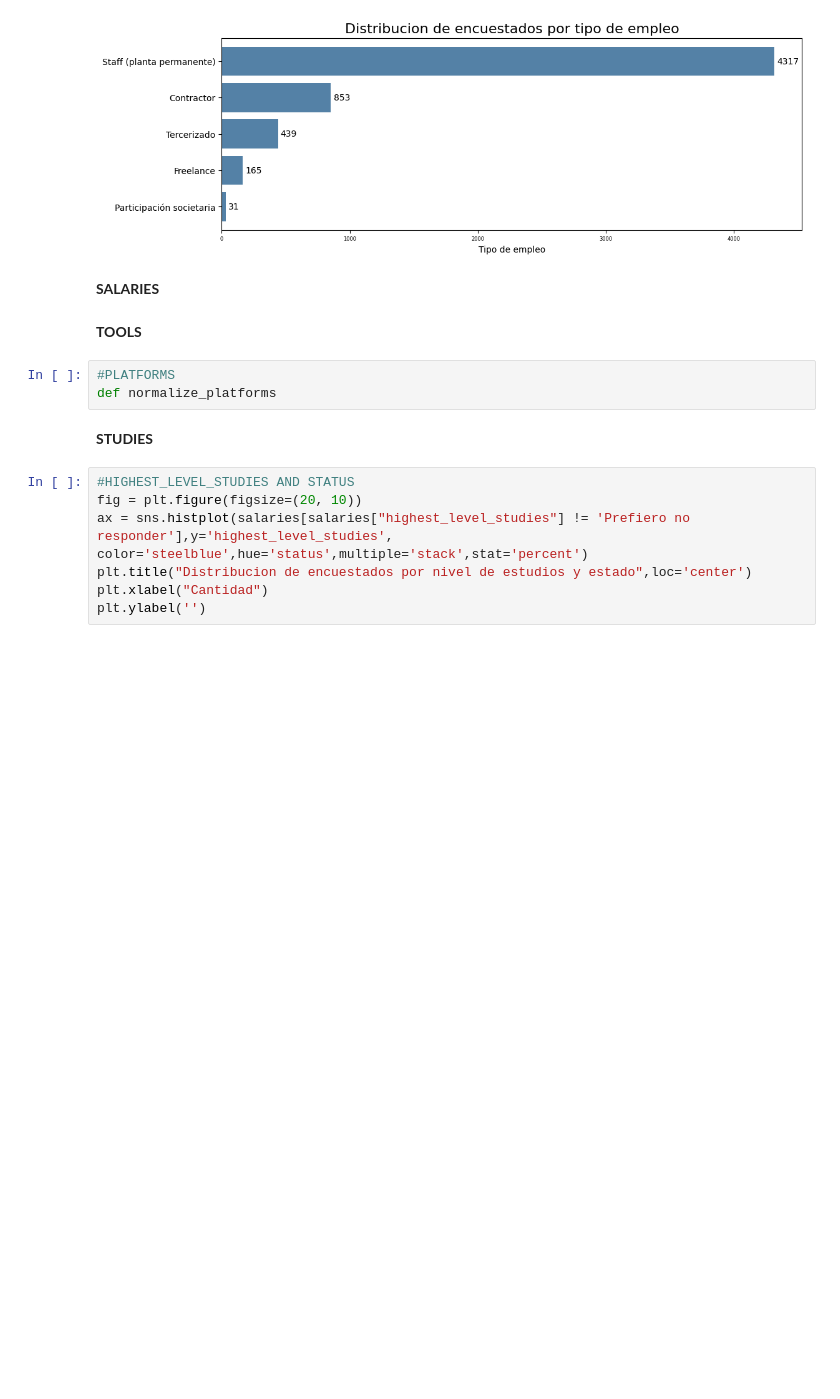
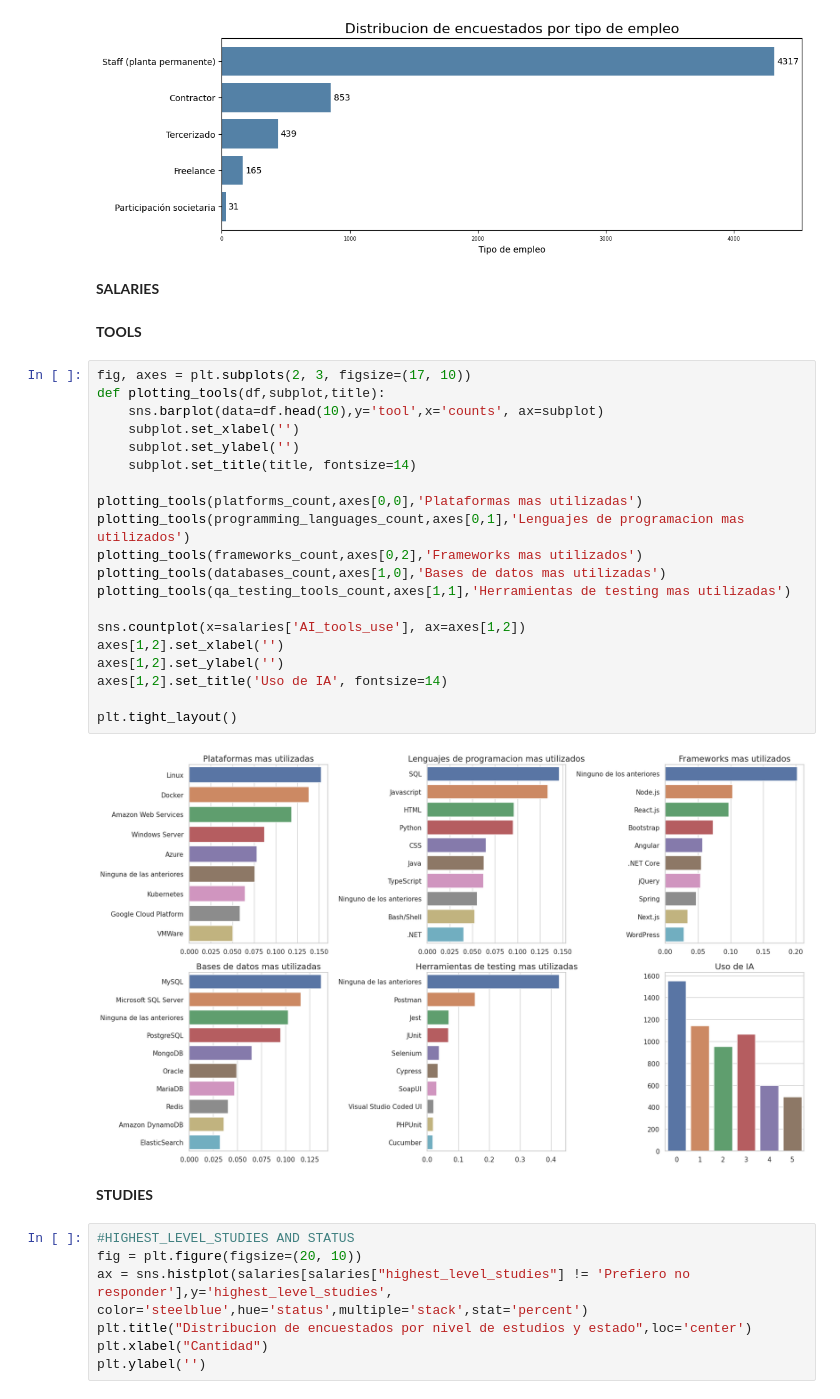
Before and after one commit to simonzanetti/2023.2-SysArmy-IT-Salaries-Survey, a Jupyter notebook: 2023_2_SysArmy_Survey.ipynb, the cells around one changed output. Drawn from its saved outputs; the diff is of its cells as text; blank space fills up the shorter version.

```diff
--- a/2023_2_SysArmy_Survey.ipynb
+++ b/2023_2_SysArmy_Survey.ipynb
@@ -467,9 +457,28 @@ print(salaries['work_contract_type'].unique())
 **SALARIES**
 # %% [markdown]
 **TOOLS**
-# %%
-#PLATFORMS
-def normalize_platforms
+# %%
+fig, axes = plt.subplots(2, 3, figsize=(17, 10))
+def plotting_tools(df,subplot,title):
+    sns.barplot(data=df.head(10),y='tool',x='counts', ax=subplot)
+    subplot.set_xlabel('')
+    subplot.set_ylabel('')
+    subplot.set_title(title, fontsize=14)
+
+plotting_tools(platforms_count,axes[0,0],'Plataformas mas utilizadas')
+plotting_tools(programming_languages_count,axes[0,1],'Lenguajes de programacion mas utilizados')
+plotting_tools(frameworks_count,axes[0,2],'Frameworks mas utilizados')
+plotting_tools(databases_count,axes[1,0],'Bases de datos mas utilizadas')
+plotting_tools(qa_testing_tools_count,axes[1,1],'Herramientas de testing mas utilizadas')
+
+sns.countplot(x=salaries['AI_tools_use'], ax=axes[1,2])
+axes[1,2].set_xlabel('')
+axes[1,2].set_ylabel('')
+axes[1,2].set_title('Uso de IA', fontsize=14)
+
+plt.tight_layout()
+# %% [output]
+[figure, added]
 # %% [markdown]
 **STUDIES**
 # %%
```
Also changed, not shown: parts of 1 cell of this notebook.
